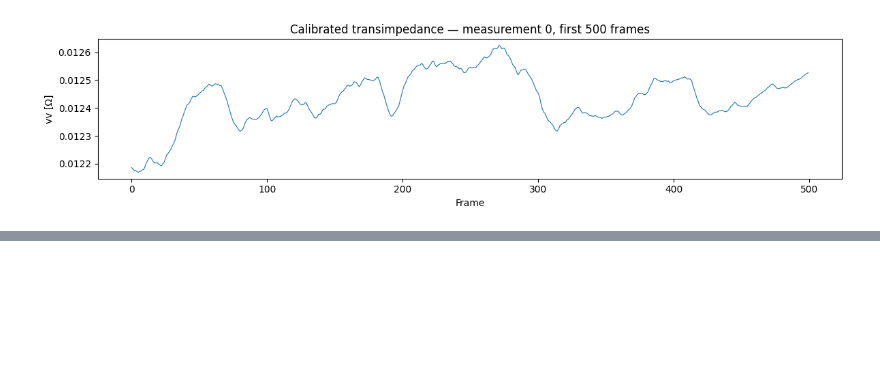
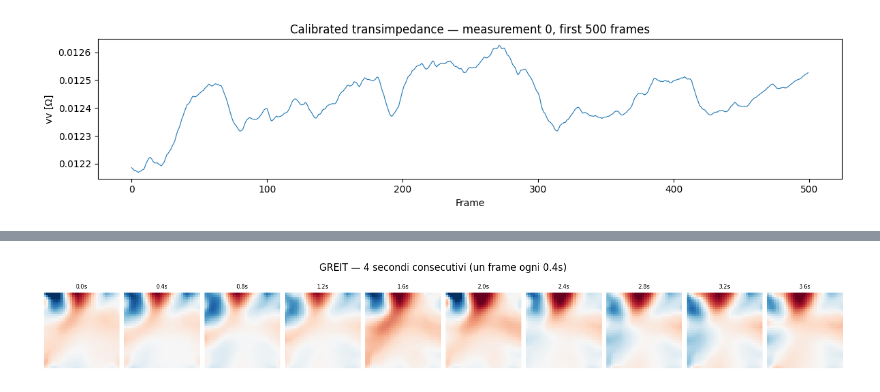
Before and after one commit to Kernel236/fastEIT, a Jupyter notebook: notebooks/03_eit_parser_validation.ipynb, the cells around one changed output, grey strips where cells are left out. Cells and saved outputs as stored; diff of their text form; code cells hidden in the pictures; blank space fills up the shorter version.

```diff
--- a/notebooks/03_eit_parser_validation.ipynb
+++ b/notebooks/03_eit_parser_validation.ipynb
@@ -113,0 +179,24 @@ Frame count difference: 0 (0.0 s)
+# %%
+# 4 seconds of consecutive frames around the middle of the recording
+t_start = len(images) // 2          # start at midpoint
+n_sec = 4                            # seconds to show
+n_frames_show = int(n_sec * eit.fs)  # ~200 frames
+frame_idx = range(t_start, t_start + n_frames_show)
+
+# One frame every 0.4 s
+step = int(0.4 * eit.fs)
+selected = list(frame_idx)[::step]
+
+ncols = len(selected)
+fig, axes = plt.subplots(1, ncols, figsize=(ncols * 1.4, 2.2), layout="constrained")
+vmax = np.nanpercentile(np.abs(images[list(frame_idx)]), 99)
+
+for ax, idx in zip(axes, selected):
+    ax.imshow(images[idx], cmap="RdBu_r", vmin=-vmax, vmax=vmax, origin="lower")
+    ax.set_title(f"{(idx - t_start)/eit.fs:.1f}s", fontsize=7)
+    ax.axis("off")
+
+fig.suptitle("GREIT — 4 secondi consecutivi (un frame ogni 0.4s)")
+plt.show()
+# %% [output]
+[figure, added]
```
Also changed, not shown: parts of 27 cells of this notebook.
